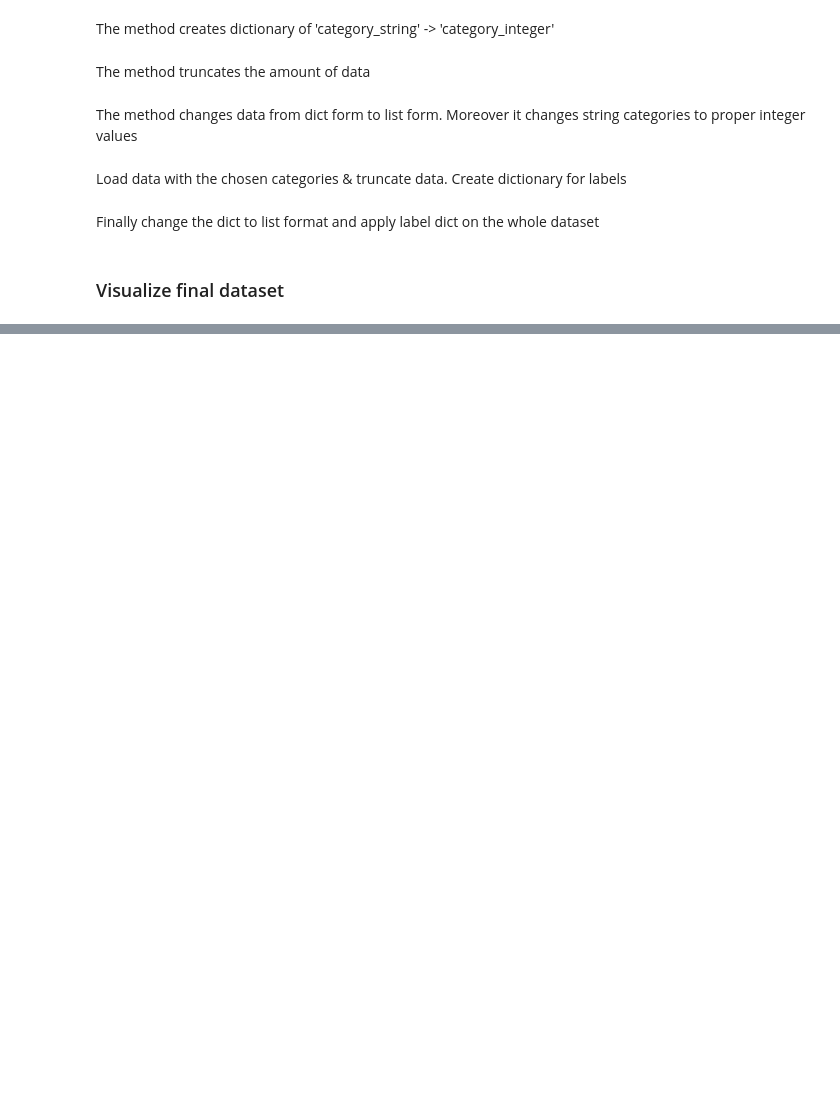
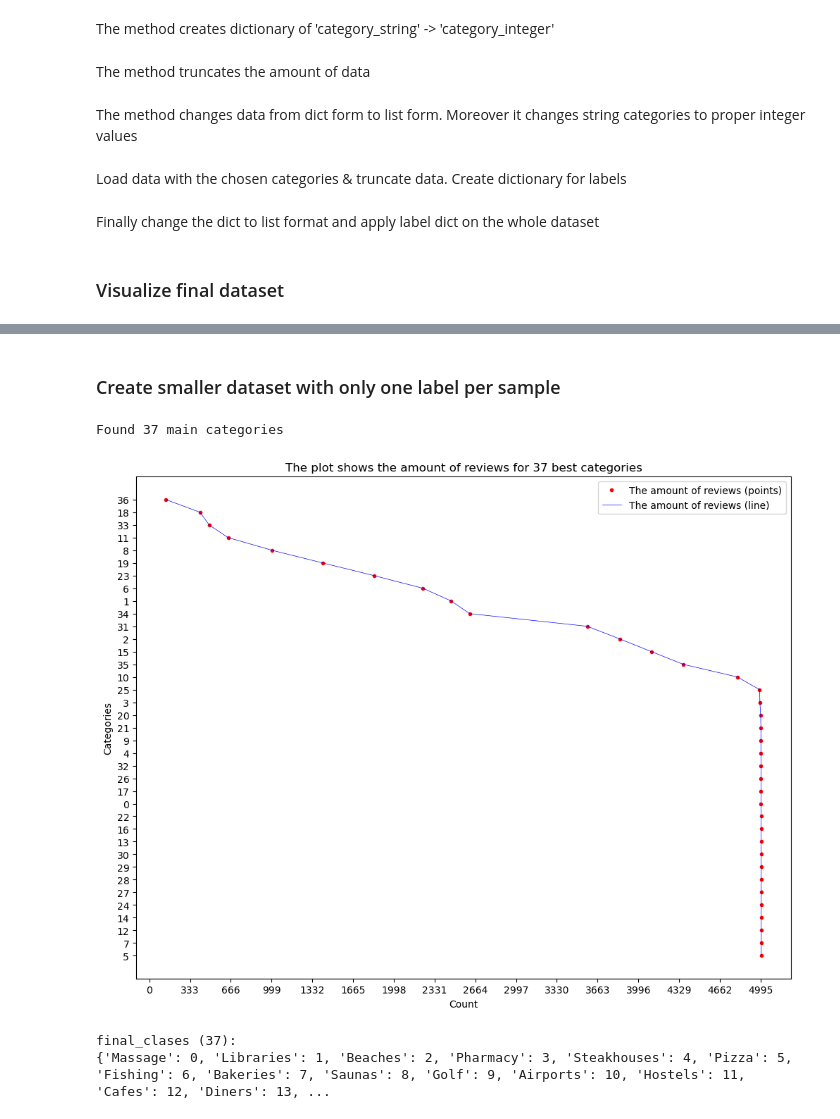
Before and after one commit to kbarszczak/Tourister, a Jupyter notebook: notebooks/processing_yelp_dataset.ipynb, the cells around one changed output, grey strips where cells are left out. Drawn from its saved outputs; the diff is of its cells as text; code cells hidden in the pictures; blank space fills up the shorter version.

```diff
--- a/notebooks/yelp_dataset_processing.ipynb
+++ b/notebooks/processing_yelp_dataset.ipynb
@@ -209,0 +224,53 @@ with open(f'../data/dictionary_{int(time.time())}.pickle', 'wb') as handle:
+# %% [markdown]
+### Create smaller dataset with only one label per sample
+# %%
+main_categories = set([
+    # active live
+    'Beaches', 'Bowling', 'Climbing', 'Diving', 'Fishing', 'Golf', 'Paintball',
+
+    # arts & entertainment
+    'Museums', 'Cinema',
+
+    # automotive
+    'Parking',
+
+    # Beauty & Spas
+    'Barbers', 'Massage', 'Perfume', 'Tattoo',
+
+    # Food
+    'Bakeries', 'Grocery',
+
+    # Health & Medical
+    'Hospitals', 'Pharmacy', 'Saunas',
+
+    # Hotels & Travel
+    'Airports', 'Hostels', 'Hotels', 'Tours', 'Transportation',
+
+    # Nightlife
+    'Bars', 'Karaoke',
+
+    # Public Services & Government
+    'Embassy', 'Libraries',
+
+    # Restaurants
+    'Cafes', 'Diners', 'Kebab', 'Pizza', 'Noodles', 'Sandwiches', 'Seafood', 'Soup', 'Steakhouses',
+])
+# %%
+print(f'Found {len(main_categories)} main categories')
+# %% [output]
+Found 37 main categories
+# %%
+review_data = load_review_dict(review_path, business_data, main_categories, only_one_category=True, limit=None)
+review_data = truncate_review_data(review_data, limit=5000)
+label_dict = create_classes_dict(main_categories)
+# %%
+data = dict_to_list_review(review_data, label_dict, only_one_category=True)
+# %%
+visualize_data(filter_sort(data, only_one_category=True, threshold=0))
+# %% [output]
+[figure, added]
+# %%
+print(f'final_clases ({len(label_dict)}):\n{label_dict}')
+# %% [output]
+final_clases (37):
+{'Massage': 0, 'Libraries': 1, 'Beaches': 2, 'Pharmacy': 3, 'Steakhouses': 4, 'Pizza': 5, 'Fishing': 6, 'Bakeries': 7, 'Saunas': 8, 'Golf': 9, 'Airports': 10, 'Hostels': 11, 'Cafes': 12, 'Diners': 13, ...
```
Also changed, not shown: parts of 8 cells of this notebook, 9 other files.
